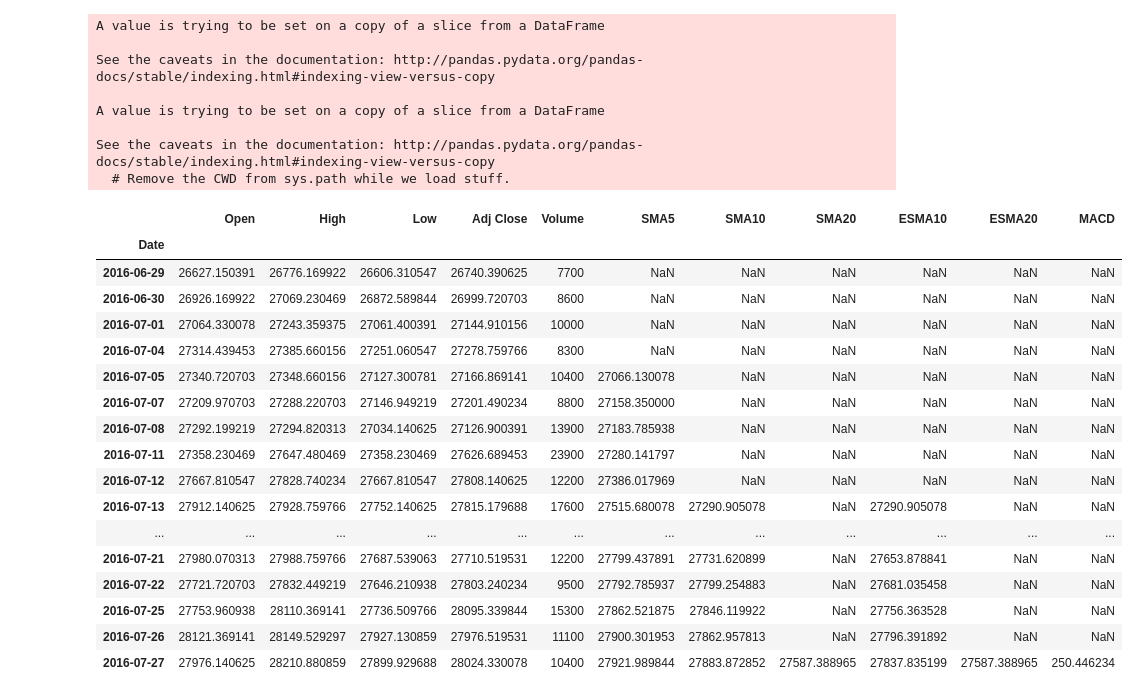
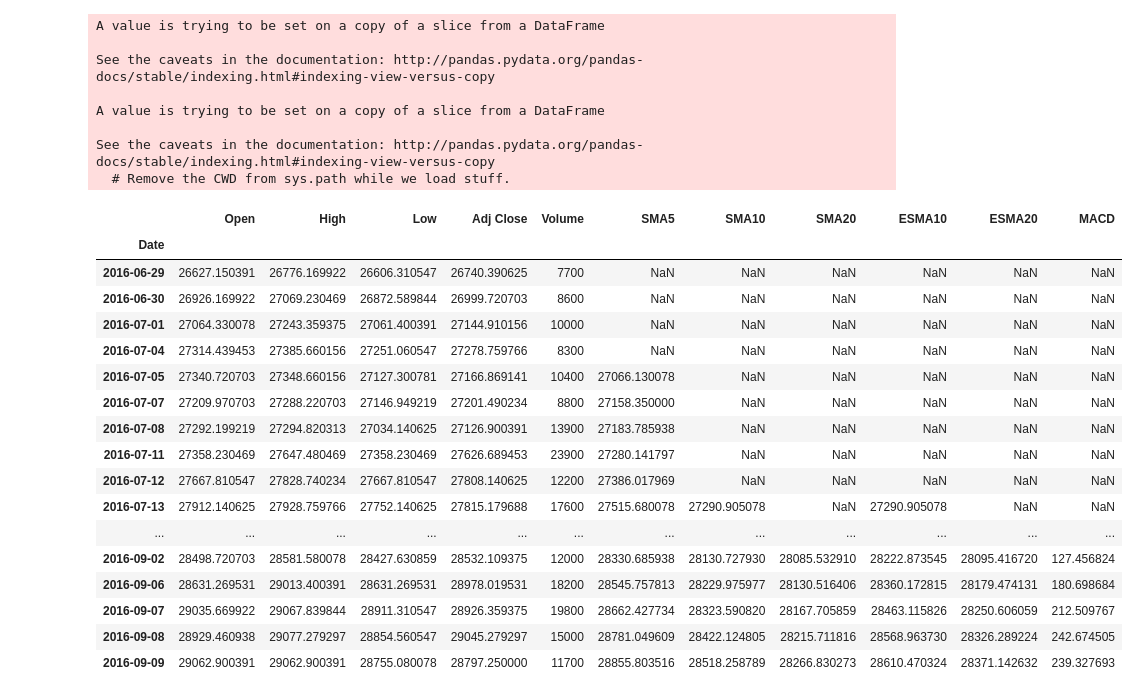
Before and after one commit to anp-scp/stock_price_prediction, a Jupyter notebook: notebooks/test#1.ipynb, the cells around one changed output. Drawn from its saved outputs; the diff is of its cells as text; code cells hidden in the pictures.

```diff
--- a/notebooks/test#1.ipynb
+++ b/notebooks/test#1.ipynb
@@ -90,26 +95,26 @@ See the caveats in the documentation: http://pandas.pydata.org/pandas-docs/stabl
 # %%
 result['MACD'] = result['ESMA10'] - result['ESMA20']
 # %%
-result.head(20)
+result.head(50)
 # %% [output]
 |  | Open | High | Low | Adj Close | Volume | SMA5 | SMA10 | SMA20 | ESMA10 | ESMA20 | MACD |
 | Date |  |  |  |  |  |  |  |  |  |  |  |
 | 2016-06-29 | 26627.150391 | 26776.169922 | 26606.310547 | 26740.390625 | 7700 | NaN | NaN | NaN | NaN | NaN | NaN |
 | 2016-06-30 | 26926.169922 | 27069.230469 | 26872.589844 | 26999.720703 | 8600 | NaN | NaN | NaN | NaN | NaN | NaN |
 | 2016-07-01 | 27064.330078 | 27243.359375 | 27061.400391 | 27144.910156 | 10000 | NaN | NaN | NaN | NaN | NaN | NaN |
 | 2016-07-04 | 27314.439453 | 27385.660156 | 27251.060547 | 27278.759766 | 8300 | NaN | NaN | NaN | NaN | NaN | NaN |
 | 2016-07-05 | 27340.720703 | 27348.660156 | 27127.300781 | 27166.869141 | 10400 | 27066.130078 | NaN | NaN | NaN | NaN | NaN |
 | 2016-07-07 | 27209.970703 | 27288.220703 | 27146.949219 | 27201.490234 | 8800 | 27158.350000 | NaN | NaN | NaN | NaN | NaN |
 | 2016-07-08 | 27292.199219 | 27294.820313 | 27034.140625 | 27126.900391 | 13900 | 27183.785938 | NaN | NaN | NaN | NaN | NaN |
 | 2016-07-11 | 27358.230469 | 27647.480469 | 27358.230469 | 27626.689453 | 23900 | 27280.141797 | NaN | NaN | NaN | NaN | NaN |
 | 2016-07-12 | 27667.810547 | 27828.740234 | 27667.810547 | 27808.140625 | 12200 | 27386.017969 | NaN | NaN | NaN | NaN | NaN |
 | 2016-07-13 | 27912.140625 | 27928.759766 | 27752.140625 | 27815.179688 | 17600 | 27515.680078 | 27290.905078 | NaN | 27290.905078 | NaN | NaN |
 | ... | ... | ... | ... | ... | ... | ... | ... | ... | ... | ... | ... |
-| 2016-07-21 | 27980.070313 | 27988.759766 | 27687.539063 | 27710.519531 | 12200 | 27799.437891 | 27731.620899 | NaN | 27653.878841 | NaN | NaN |
-| 2016-07-22 | 27721.720703 | 27832.449219 | 27646.210938 | 27803.240234 | 9500 | 27792.785937 | 27799.254883 | NaN | 27681.035458 | NaN | NaN |
-| 2016-07-25 | 27753.960938 | 28110.369141 | 27736.509766 | 28095.339844 | 15300 | 27862.521875 | 27846.119922 | NaN | 27756.363528 | NaN | NaN |
-| 2016-07-26 | 28121.369141 | 28149.529297 | 27927.130859 | 27976.519531 | 11100 | 27900.301953 | 27862.957813 | NaN | 27796.391892 | NaN | NaN |
-| 2016-07-27 | 27976.140625 | 28210.880859 | 27899.929688 | 28024.330078 | 10400 | 27921.989844 | 27883.872852 | 27587.388965 | 27837.835199 | 27587.388965 | 250.446234 |
+| 2016-09-02 | 28498.720703 | 28581.580078 | 28427.630859 | 28532.109375 | 12000 | 28330.685938 | 28130.727930 | 28085.532910 | 28222.873545 | 28095.416720 | 127.456824 |
+| 2016-09-06 | 28631.269531 | 29013.400391 | 28631.269531 | 28978.019531 | 18200 | 28545.757813 | 28229.975977 | 28130.516406 | 28360.172815 | 28179.474131 | 180.698684 |
+| 2016-09-07 | 29035.669922 | 29067.839844 | 28911.310547 | 28926.359375 | 19800 | 28662.427734 | 28323.590820 | 28167.705859 | 28463.115826 | 28250.606059 | 212.509767 |
+| 2016-09-08 | 28929.460938 | 29077.279297 | 28854.560547 | 29045.279297 | 15000 | 28781.049609 | 28422.124805 | 28215.711816 | 28568.963730 | 28326.289224 | 242.674505 |
+| 2016-09-09 | 29062.900391 | 29062.900391 | 28755.080078 | 28797.250000 | 11700 | 28855.803516 | 28518.258789 | 28266.830273 | 28610.470324 | 28371.142632 | 239.327693 |
 # %%
 import matplotlib.pyplot as plt
 from matplotlib import style
```
Also changed, not shown: parts of 4 cells of this notebook, 4 other files.
